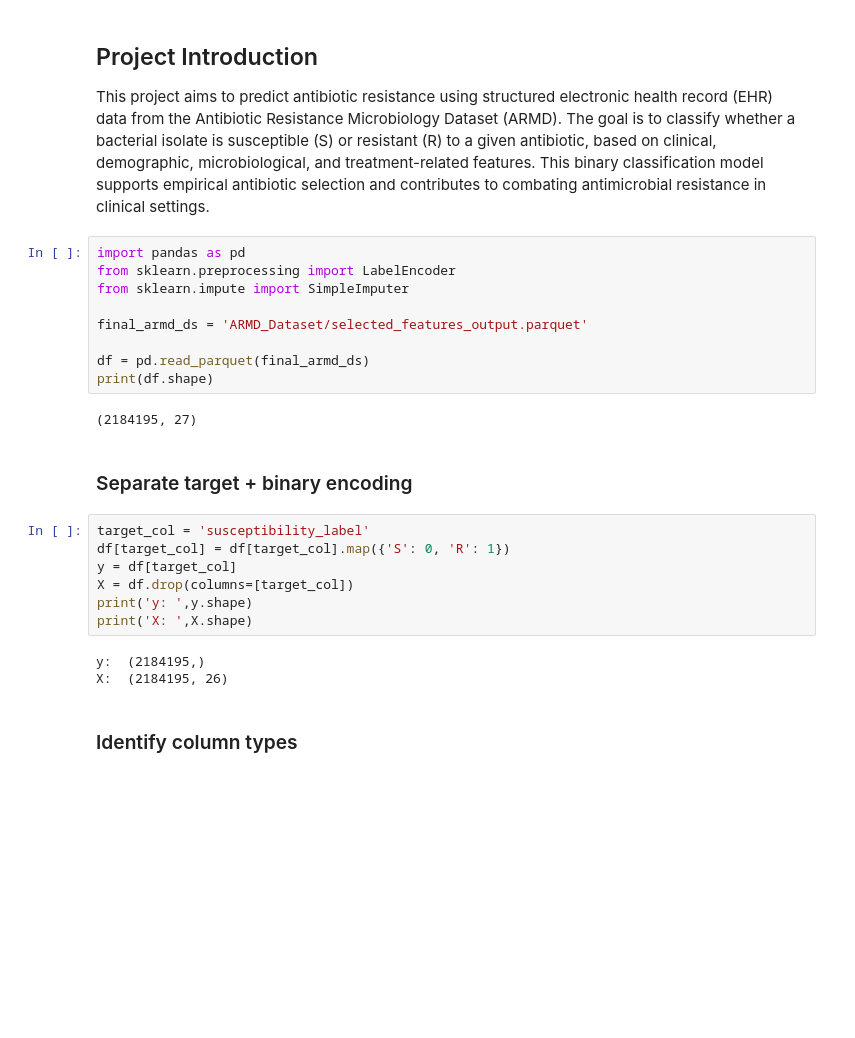
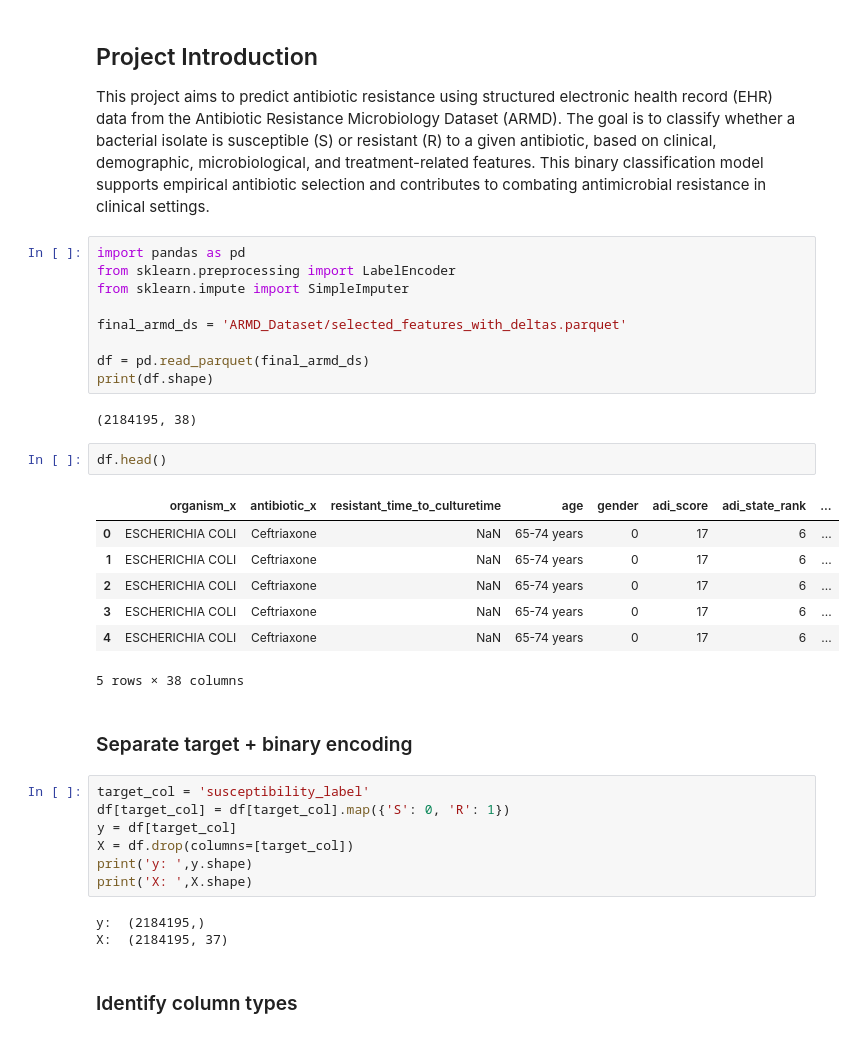
Before and after one commit to ZohoorAlmalkiUQU/ML_Project_UQU, a Jupyter notebook: Code_Implementation_CatBoost_Encoding.ipynb, the cells around one changed output. Drawn from its saved outputs; the diff is of its cells as text; blank space fills up the shorter version.

```diff
--- a/Code_Implementation_CatBoost_Encoding.ipynb
+++ b/Code_Implementation_CatBoost_Encoding.ipynb
@@ -8,12 +8,22 @@ import pandas as pd
 from sklearn.preprocessing import LabelEncoder
 from sklearn.impute import SimpleImputer
 
-final_armd_ds = 'ARMD_Dataset/selected_features_output.parquet'
+final_armd_ds = 'ARMD_Dataset/selected_features_with_deltas.parquet'
 
 df = pd.read_parquet(final_armd_ds)
 print(df.shape)
 # %% [output]
-(2184195, 27)
+(2184195, 38)
+# %%
+df.head()
+# %% [output]
+|  | organism_x | antibiotic_x | resistant_time_to_culturetime | age | gender | adi_score | adi_state_rank | ... |
+| 0 | ESCHERICHIA COLI | Ceftriaxone | NaN | 65-74 years | 0 | 17 | 6 | ... |
+| 1 | ESCHERICHIA COLI | Ceftriaxone | NaN | 65-74 years | 0 | 17 | 6 | ... |
+| 2 | ESCHERICHIA COLI | Ceftriaxone | NaN | 65-74 years | 0 | 17 | 6 | ... |
+| 3 | ESCHERICHIA COLI | Ceftriaxone | NaN | 65-74 years | 0 | 17 | 6 | ... |
+| 4 | ESCHERICHIA COLI | Ceftriaxone | NaN | 65-74 years | 0 | 17 | 6 | ... |
+5 rows × 38 columns
 # %% [markdown]
 ### Separate target + binary encoding
 # %%
@@ -25,7 +35,7 @@ print('y: ',y.shape)
 print('X: ',X.shape)
 # %% [output]
 y:  (2184195,)
-X:  (2184195, 26)
+X:  (2184195, 37)
 # %% [markdown]
 ### Identify column types
 # %%
```
Also changed, not shown: parts of 29 cells of this notebook, 12 other files.
